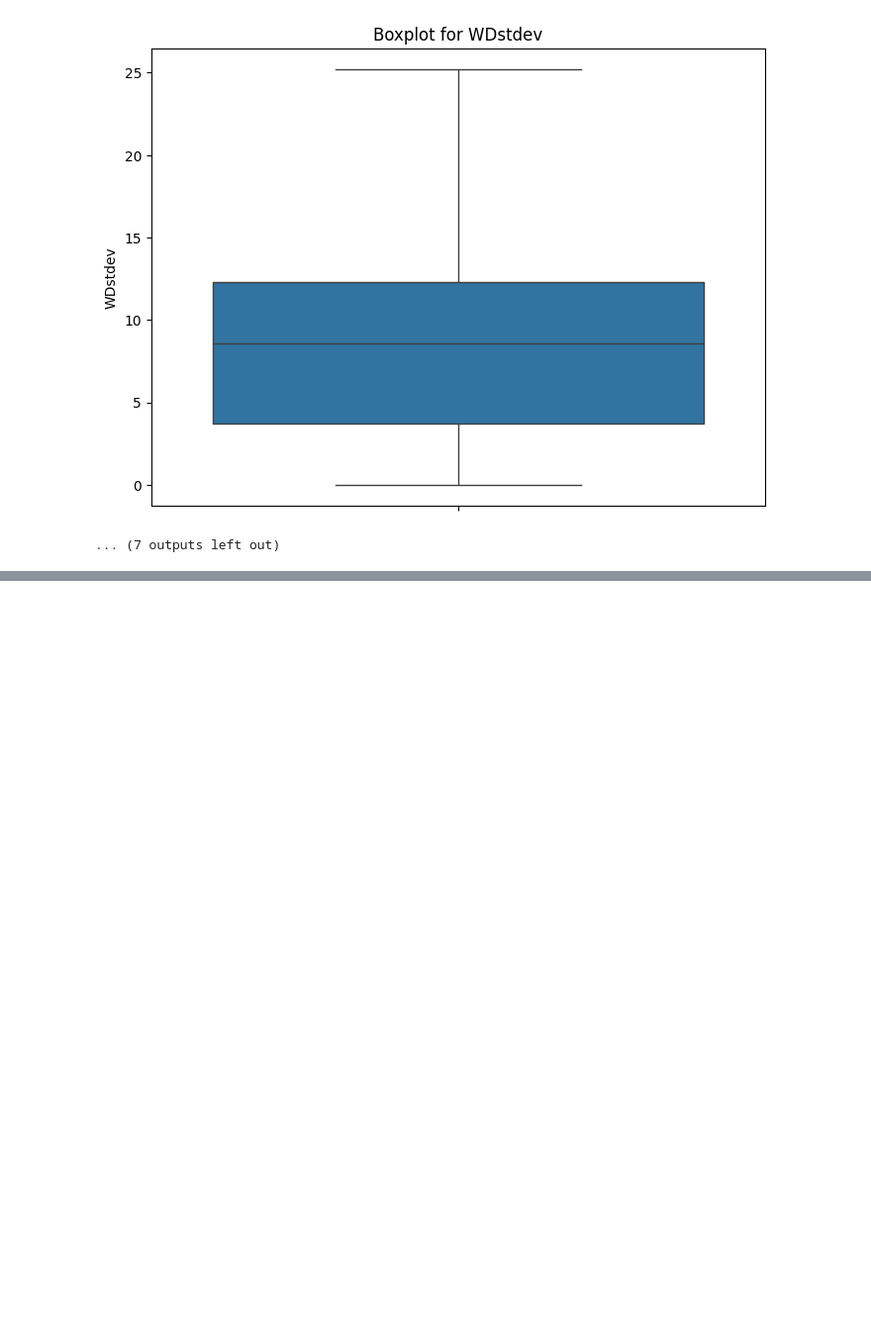
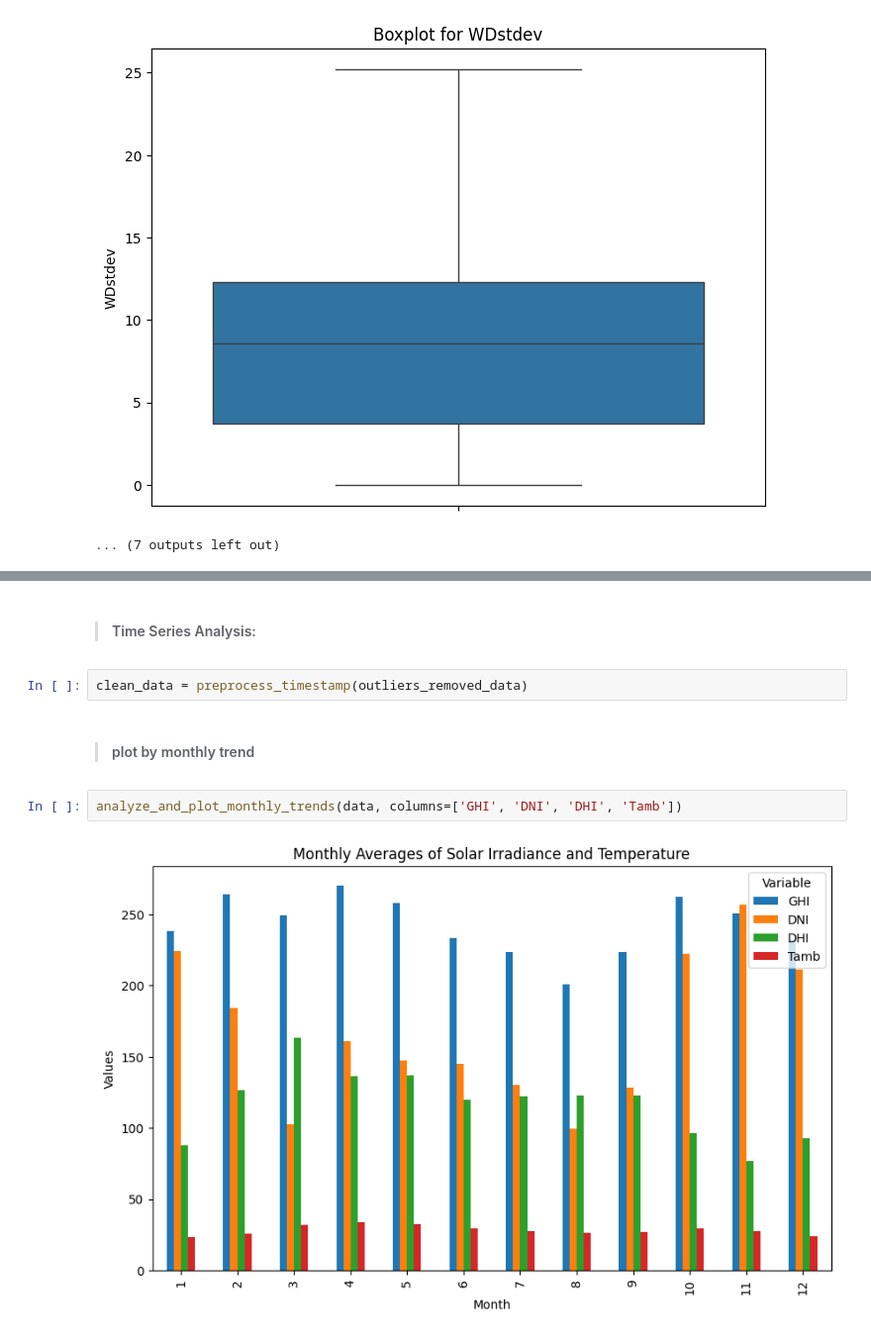
Before and after one commit to naolatomsa/Solar-Data-Discovery, a Jupyter notebook: notebooks/beninMalanville.ipynb, the cells around one changed output, grey strips where cells are left out. Shown at 99% size. Saved outputs shown, nothing was run; the diff lists cells and outputs as text; blank space fills up the shorter version.

Commit message:
time series anlysis and correlation

```diff
--- a/notebooks/beninMalanville.ipynb
+++ b/notebooks/beninMalanville.ipynb
@@ -178,0 +266,10 @@ plot_outliers(outliers_removed_data, outliers)
+# %% [markdown]
+> #### Time Series Analysis:
+# %%
+clean_data = preprocess_timestamp(outliers_removed_data)
+# %% [markdown]
+> #### plot by monthly trend
+# %%
+analyze_and_plot_monthly_trends(data, columns=['GHI', 'DNI', 'DHI', 'Tamb'])
+# %% [output]
+[figure, added]
```
Also changed, not shown: parts of 19 cells of this notebook.
